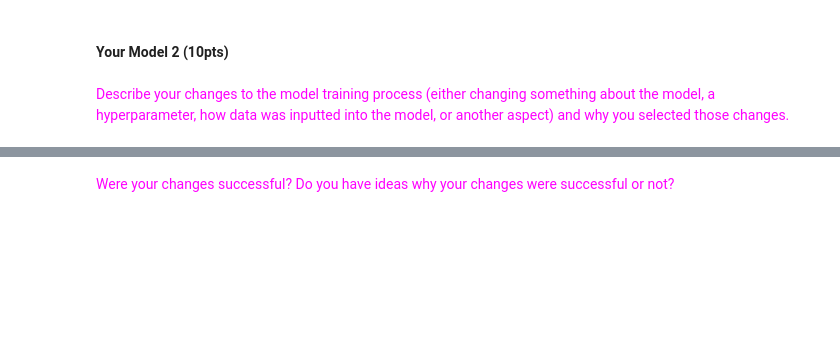
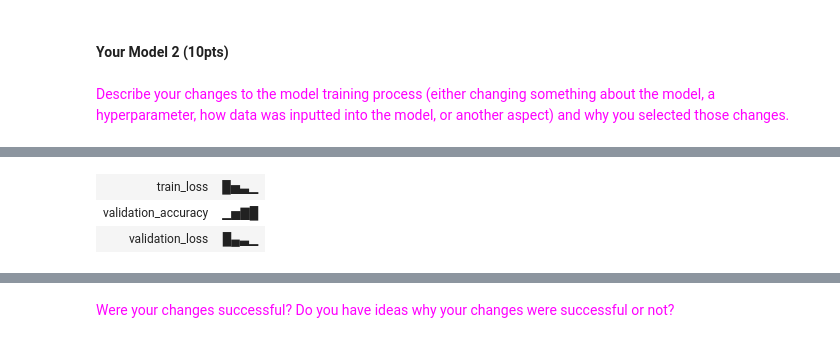
Before and after one commit to coreancutie/HappyWhaleClassifier, a Jupyter notebook: ML_assignment_whale_species.ipynb, the cells around one changed output, grey strips where cells are left out. Cells and saved outputs as stored; diff of their text form; code cells hidden in the pictures; blank space fills up the shorter version.

```diff
--- a/ML_assignment_whale_species.ipynb
+++ b/ML_assignment_whale_species.ipynb
@@ -1305,0 +1154,88 @@ visualize_ig(32)
+# %%
+wandb.init(
+    project="BGMP_HappyWhale",
+    name="Catie-HappyWhale-SpeciesDataset-hyperparameters_mod2", ##update this with your name
+    config={"learning rate":.001, # possibly update
+        "architecture": "CNN",
+        "dataset": "Species",
+        "epochs": 5, "batch_size":48}  # possibly update
+)
+
+batch=0
+num_epochs = epochs
+train_losses, train_acc_list, val_losses, val_acc_list = [], [], [],[]
+
+for epoch in range(num_epochs):
+    # Setting model to "training mode"
+    model.train()
+    running_loss = 0.0
+    correct, total = 0, 0
+
+    # For each batch of data within the loader
+    for inputs, labels in train_loader:
+        # Send our input images and their labels to the GPU
+        inputs, labels = inputs.to(device), labels.to(device)
+        # Zero the gradients
+        optimizer.zero_grad()
+        # Inputting our training images into the model
+        # and Predicting the image classification label
+        outputs = model(inputs)
+        # Figuring out the loss from our predictions
+        loss = criterion(outputs, labels)
+        # Compute gradients (aka backward pass)
+        loss.backward()
+        # Update model parameters
+        optimizer.step()
+
+        # Adding the loss to our running sum
+        # Loss is calculated for each batch within an epoch
+        running_loss += loss.item() * inputs.size(0)
+        _, predicted = outputs.max(1)
+        total += labels.size(0)
+        correct += predicted.eq(labels).sum().item()
+        batch+=1
+        print(f'Epoch [{epoch+1}/{num_epochs}] | Batch #{batch} | Batch Accuracy {(correct/total)*100:.2f}%')
+
+
+    # Getting metrics for our training pass
+    train_loss = running_loss / len(train_loader.dataset)
+    train_acc = 100. * correct / total
+    train_losses.append(train_loss)
+    train_acc_list.append(train_acc)
+
+    # Switching our model to "evaluation mode"
+    model.eval()
+    running_loss = 0.0
+    correct, total = 0, 0
+    # Disable gradient calculation b/c we are evalulating the model
+    with torch.no_grad():
+        # Load in batches of our validation data
+        for inputs, labels in val_loader:
+            # Send test images and labels to the GPU
+            inputs, labels = inputs.to(device), labels.to(device)
+            # Predict the image classification label
+            outputs = model(inputs)
+            _, predicted = outputs.max(1)
+            total += labels.size(0)
+            # Figuring out how many predicted labels = true labels
+            correct += predicted.eq(labels).sum().item()
+
+            # Figuring out the loss from our predictions
+            loss = criterion(outputs, labels)
+            # Adding the loss to our running sum
+            # Loss is calculated for each batch within an epoch
+            running_loss += loss.item() * inputs.size(0)
+    # Getting our accuracy from our test data
+    val_acc = 100. * correct / total
+    val_acc_list.append(val_acc)
+    # Getting the loss from our test data
+    val_loss = running_loss / len(val_loader.dataset)
+    val_losses.append(val_loss)
+
+    print(f'Epoch [{epoch+1}/{num_epochs}] Train Loss: {train_loss:.4f} | Train Acc: {train_acc:.2f}% | Val Acc: {val_acc:.2f}% | Val Loss: {val_loss:.2f}%')
+
+    # log metrics to wandb
+    wandb.log({"validation_accuracy": val_acc, "validation_loss": val_loss, "train_loss":train_loss})
+
+wandb.finish()
+# %% [output]
@@ -1305,0 +1245,3 @@ visualize_ig(32)
+| train_loss | █▅▃▁ |
+| validation_accuracy | ▁▅▇█ |
+| validation_loss | █▄▃▁ |
```
Also changed, not shown: parts of 24 cells of this notebook.
